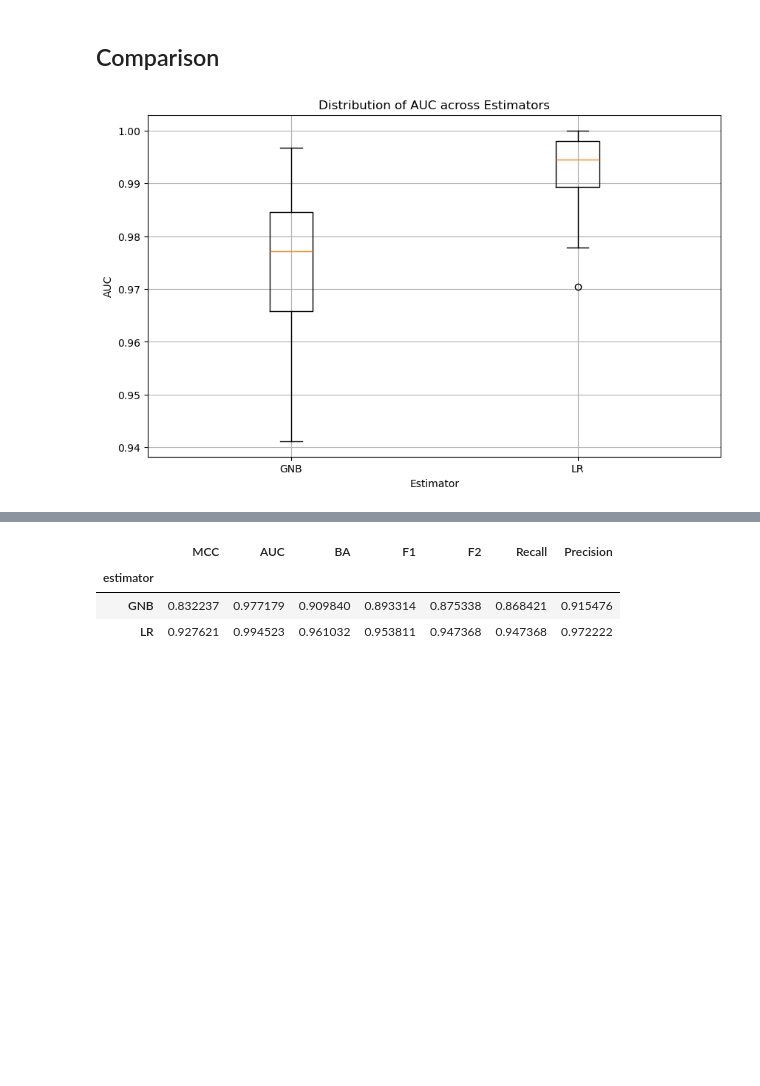
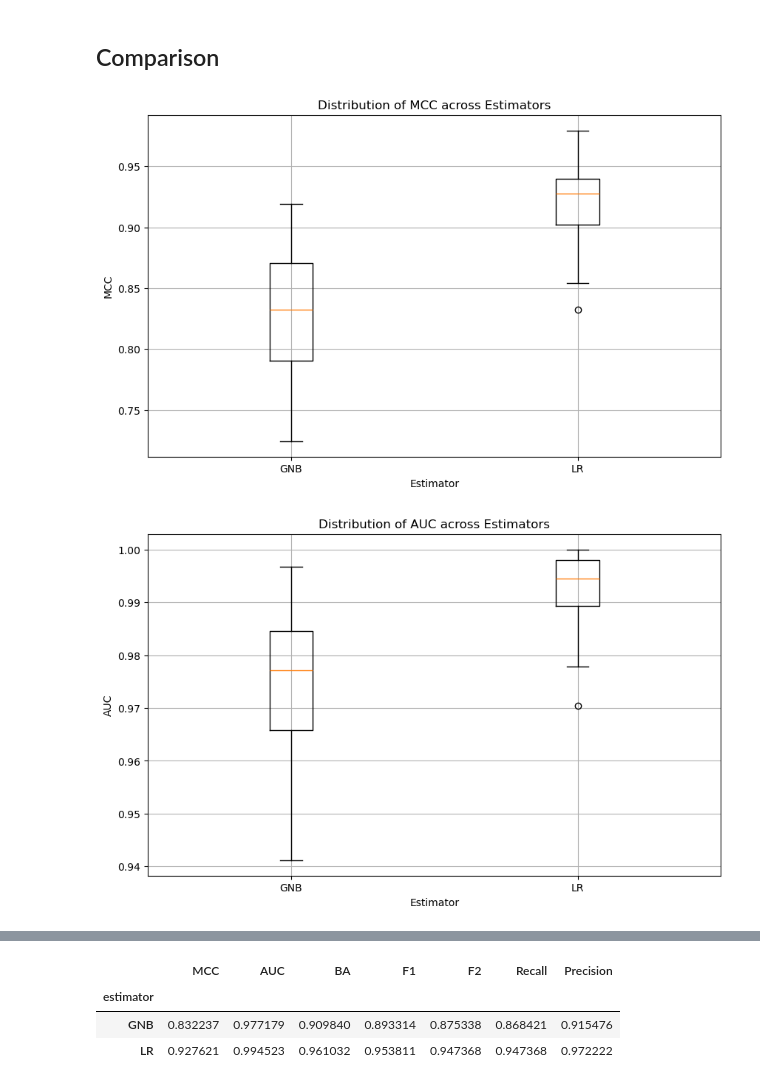
Before and after one commit to ikotsov/MLCB-Assignment-2, a Jupyter notebook: notebooks/model_analysis.ipynb, the cells around one changed output, grey strips where cells are left out. Cells and saved outputs as stored; diff of their text form; code cells hidden in the pictures; blank space fills up the shorter version.

Commit message:
refactor: automate the creation of plots

```diff
--- a/notebooks/model_analysis.ipynb
+++ b/notebooks/model_analysis.ipynb
@@ -239,17 +239,19 @@ df_results
 # %% [markdown]
 ## Comparison
 # %%
-# Group AUC scores by estimator
-grouped = df_results.groupby('estimator')['AUC'].apply(list)
+for metric_name in RepeatedNestedCV.METRICS:
+    # Group scores by estimators
+    grouped = df_results.groupby('estimator')[metric_name].apply(list)
 
-# Create boxplot
-plt.figure(figsize=(10, 6))
-plt.boxplot(grouped.values, tick_labels=grouped.index)
+    # Create boxplot
+    plt.figure(figsize=(10, 6))
+    plt.boxplot(grouped.values, tick_labels=grouped.index)
 
-plt.title('Distribution of AUC across Estimators')
-plt.xlabel('Estimator')
-plt.ylabel('AUC')
-plt.grid(True)
-plt.show()
+    plt.title(f'Distribution of {metric_name} across Estimators')
+    plt.xlabel('Estimator')
+    plt.ylabel(metric_name)
+    plt.grid(True)
+    plt.show()
 # %% [output]
-[figure, old version]
+[figure, new version]
+[figure, added]
```
Also changed, not shown: parts of 2 cells of this notebook.
